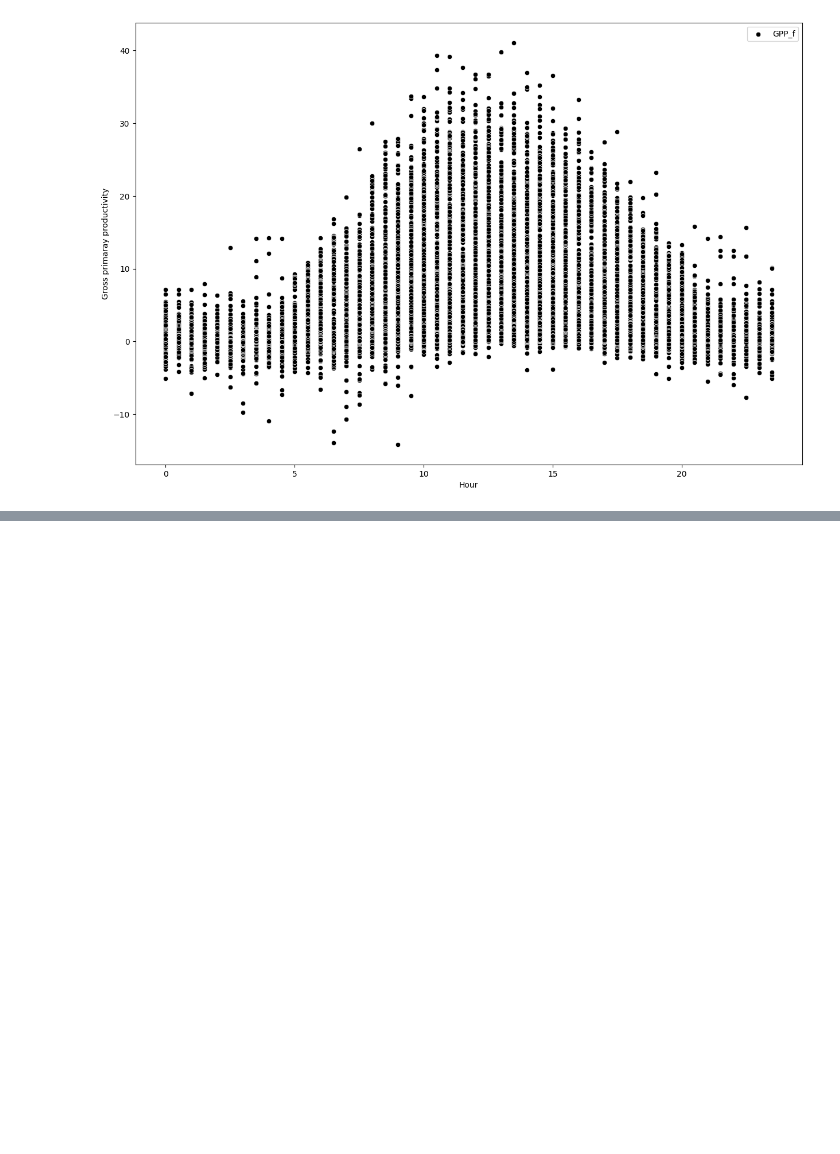
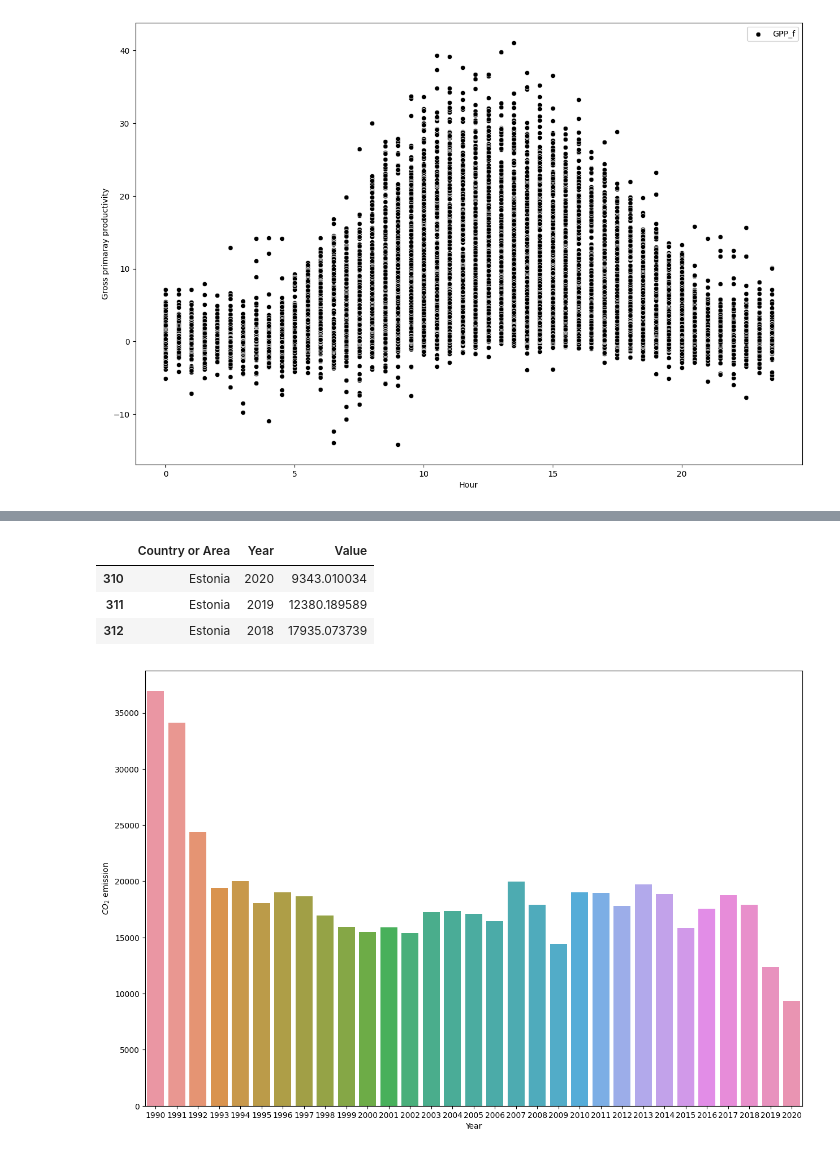
Before and after one commit to anujthapamagar/FEDS, a Jupyter notebook: FEDS_exam.ipynb, the cells around one changed output, grey strips where cells are left out. Saved outputs shown, nothing was run; the diff lists cells and outputs as text; code cells hidden in the pictures; blank space fills up the shorter version.

```diff
--- a/FEDS_exam.ipynb
+++ b/FEDS_exam.ipynb
@@ -91,0 +93,2 @@ plt.ylabel('Gross primaray productivity');
+# %%
+df2 = pd.read_csv("UNdata_Export_20230710_103447791.csv")
@@ -91,0 +114,15 @@ plt.ylabel('Gross primaray productivity');
+# %%
+df3 = df2[df2['Country or Area'] == 'Estonia']
+df3.head(3)
+# %% [output]
+|  | Country or Area | Year | Value |
+| 310 | Estonia | 2020 | 9343.010034 |
+| 311 | Estonia | 2019 | 12380.189589 |
+| 312 | Estonia | 2018 | 17935.073739 |
+# %%
+plt.figure(figsize = (15,10))
+sns.barplot(data = df3, x = 'Year', y = 'Value')
+plt.xlabel('Year')
+plt.ylabel('$CO_{2}$ emission');
+# %% [output]
+[figure, added]
```
Also changed, not shown: parts of 9 cells of this notebook.
